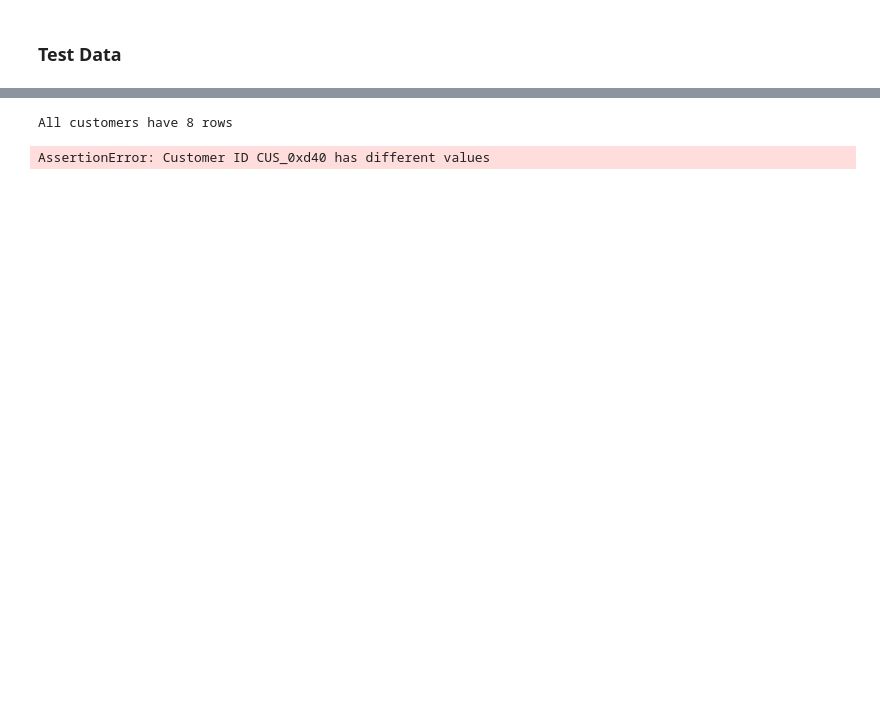
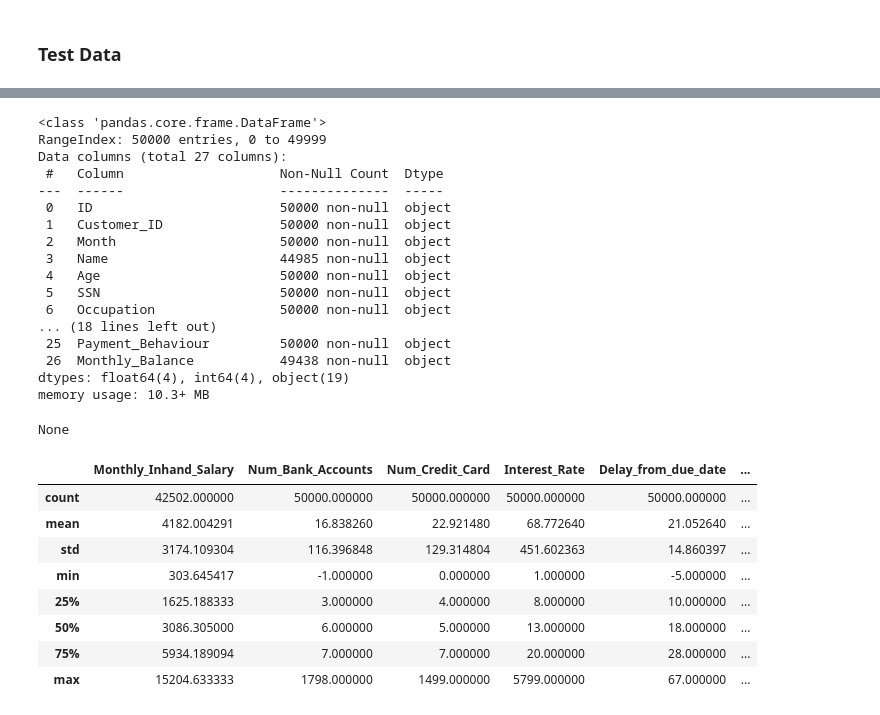
Before and after one commit to BasmaElhoseny01/Credit-Score-Classification-and-Analysis, a Jupyter notebook: src/data_visualization.ipynb, the cells around one changed output, grey strips where cells are left out. Drawn from its saved outputs; the diff is of its cells as text; code cells hidden in the pictures; blank space fills up the shorter version.

```diff
--- a/src/data_visualization.ipynb
+++ b/src/data_visualization.ipynb
@@ -336,22 +137,32 @@ for idx, feature in enumerate(features):
-# %%
-# get customer id column
-customer_id = train_df['Customer_ID']
-
-# make check that every 8 rows have the same customer id
-for i in range(0, len(customer_id), 8):
-    assert len(set(customer_id[i:i+8])) == 1, f"Customer ID {customer_id[i]} has different values"
-    # precenage of completion
-    print(f"{i/len(customer_id)*100:.2f}%", end='\r')
-print("All customers have 8 rows")
-
-customer_id = test_df['Customer_ID']
-
-# make check that every 8 rows have the same customer id
-for i in range(0, len(customer_id), 8):
-    assert len(set(customer_id[i:i+8])) == 1, f"Customer ID {customer_id[i]} has different values"
-    # precenage of completion
-    print(f"{i/len(customer_id)*100:.2f}%", end='\r')
-print("All customers have 8 rows")
-# %% [output]
-All customers have 8 rows
-AssertionError: Customer ID CUS_0xd40 has different values
+# %%
+# Info
+display(test_df.info())
+display(test_df.describe())
+# %% [output]
+<class 'pandas.core.frame.DataFrame'>
+RangeIndex: 50000 entries, 0 to 49999
+Data columns (total 27 columns):
+ #   Column                    Non-Null Count  Dtype
+---  ------                    --------------  -----
+ 0   ID                        50000 non-null  object
+ 1   Customer_ID               50000 non-null  object
+ 2   Month                     50000 non-null  object
+ 3   Name                      44985 non-null  object
+ 4   Age                       50000 non-null  object
+ 5   SSN                       50000 non-null  object
+ 6   Occupation                50000 non-null  object
+... (18 lines left out)
+ 25  Payment_Behaviour         50000 non-null  object
+ 26  Monthly_Balance           49438 non-null  object
+dtypes: float64(4), int64(4), object(19)
+memory usage: 10.3+ MB
+None
+|  | Monthly_Inhand_Salary | Num_Bank_Accounts | Num_Credit_Card | Interest_Rate | Delay_from_due_date | ... |
+| count | 42502.000000 | 50000.000000 | 50000.000000 | 50000.000000 | 50000.000000 | ... |
+| mean | 4182.004291 | 16.838260 | 22.921480 | 68.772640 | 21.052640 | ... |
+| std | 3174.109304 | 116.396848 | 129.314804 | 451.602363 | 14.860397 | ... |
+| min | 303.645417 | -1.000000 | 0.000000 | 1.000000 | -5.000000 | ... |
+| 25% | 1625.188333 | 3.000000 | 4.000000 | 8.000000 | 10.000000 | ... |
+| 50% | 3086.305000 | 6.000000 | 5.000000 | 13.000000 | 18.000000 | ... |
+| 75% | 5934.189094 | 7.000000 | 7.000000 | 20.000000 | 28.000000 | ... |
+| max | 15204.633333 | 1798.000000 | 1499.000000 | 5799.000000 | 67.000000 | ... |
```
Also changed, not shown: parts of 22 cells of this notebook, 55 other files.
